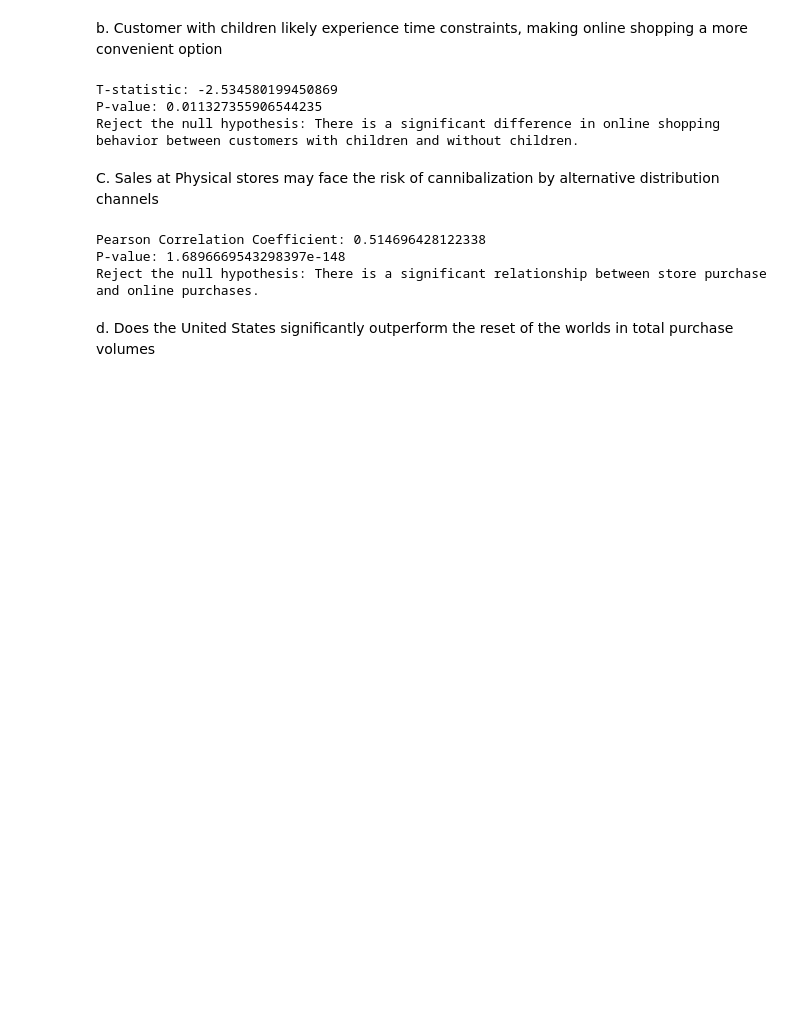
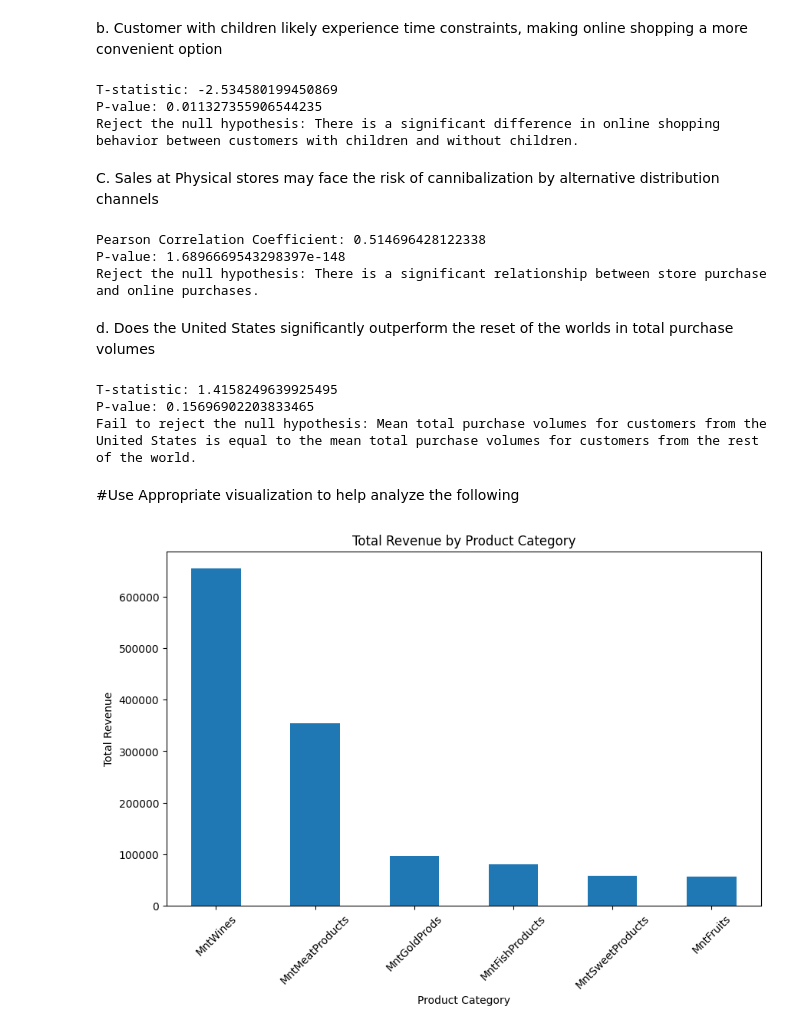
Before and after one commit to srinipar/AILabs, a Jupyter notebook: AIMLIIT/Projects/DS_Marketing Campaigns/MarketingCampaigns.ipynb, the cells around one changed output. Drawn from its saved outputs; the diff is of its cells as text; code cells hidden in the pictures; blank space fills up the shorter version.

```diff
--- a/AIMLIIT/Projects/DS_Marketing Campaigns/MarketingCampaigns.ipynb
+++ b/AIMLIIT/Projects/DS_Marketing Campaigns/MarketingCampaigns.ipynb
@@ -351,3 +351,50 @@ P-value: 1.6896669543298397e-148
 Reject the null hypothesis: There is a significant relationship between store purchase and online purchases.
 # %% [markdown]
 d. Does the United States significantly outperform the reset of the worlds in total purchase volumes
+# %%
+#d. Does the United States significantly outperform the reset of the worlds in total purchase volumes
+#H0- Mean total purchase volumes for customers from the United States is equal to the mean total purchase volumes for customers from the rest of the world, null hypothesis
+#H1- Mean total purchase volumes for customers from the United States is significantly different from the mean total purchase volumes for customers from the rest of the world, alternative hypothesis
+
+#print(df_marketingData["Country"].value_counts())
+
+import scipy.stats as stats
+#Create two groups, Group 1 with customers from the United States and Group 2 with customers from the rest of the world
+us_customers=df_marketingData[df_marketingData["Country"]=="US"]["Total_Purchases"]
+rest_of_world_customers=df_marketingData[df_marketingData["Country"]!="US"]["Total_Purchases"]
+
+#print(us_customers)
+#print(rest_of_world_customers)
+
+#Perform an independent t-test to compare the means of the two groups
+t_statistic, p_value = stats.ttest_ind(us_customers, rest_of_world_customers)
+print(f"T-statistic: {t_statistic}")
+print(f"P-value: {p_value}")
+
+if p_value < 0.05:
+    print("Reject the null hypothesis: Mean total purchase volumes for customers from the United States is significantly different from the mean total purchase volumes for customers from the rest of the world.")
+else:
+    print("Fail to reject the null hypothesis: Mean total purchase volumes for customers from the United States is equal to the mean total purchase volumes for customers from the rest of the world.")
+# %% [output]
+T-statistic: 1.4158249639925495
+P-value: 0.15696902203833465
+Fail to reject the null hypothesis: Mean total purchase volumes for customers from the United States is equal to the mean total purchase volumes for customers from the rest of the world.
+# %% [markdown]
+#Use Appropriate visualization to help analyze the following
+# %%
+#a. Identify the top-performing products and those with lowest revenues
+#Calculate the total revenue for each product category by multiplying the quantity purchased by the price of each product and summing it up for all customers. Then, we can rank the products based on their total revenue to identify the top-performing and lowest-performing products.
+product_columns=['MntWines', 'MntFruits', 'MntMeatProducts', 'MntFishProducts', 'MntSweetProducts', 'MntGoldProds']
+product_revenues=df_marketingData[product_columns].sum()
+#sort the products based on total revenue
+product_revenues_sorted=product_revenues.sort_values(ascending=False)
+#Plot a bar chart to visualize the total revenue for each product category
+plt.figure(figsize=(10,6))
+product_revenues_sorted.plot(kind='bar')
+plt.title('Total Revenue by Product Category')
+plt.xlabel('Product Category')
+plt.ylabel('Total Revenue')
+plt.xticks(rotation=45)
+plt.show()
+# %% [output]
+[figure, added]
```
Also changed, not shown: parts of 5 cells of this notebook.
